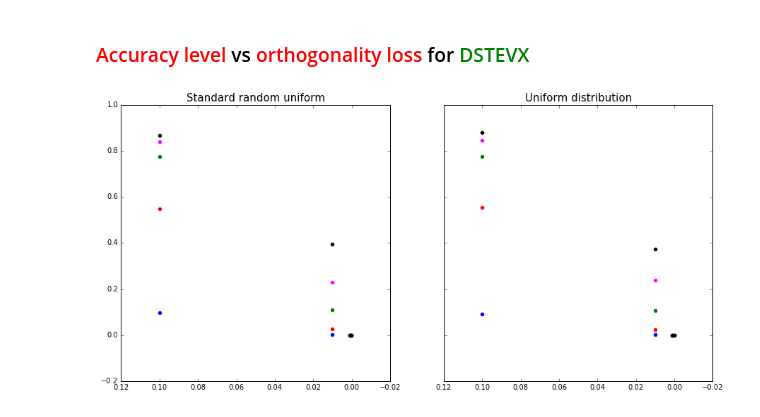
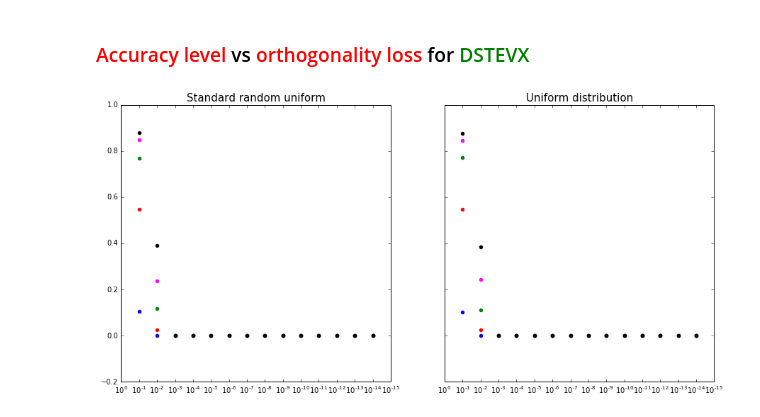
Before and after one commit to yobibyte/hpmc-eigensolvers, a Jupyter notebook: results_analysis.ipynb, the cells around one changed output. Drawn from its saved outputs; the diff is of its cells as text; code cells hidden in the pictures.

```diff
--- a/results_analysis.ipynb
+++ b/results_analysis.ipynb
@@ -84,7 +86,7 @@ data_fga = load_data_fga(RES_FOLDER + '/flops-given-accuracy')
 f, axes = plt.subplots(1,2,sharey=True,figsize=(15,5))
 plt.ylim([0, 0.002])
 axes[0].set_title('Standard random uniform')
-for i in range(10, TOTAL_LVLS+1, 10):
+for i in range(10, MAX_SIZE+1, 10):
     d = np.array(data_sva['standard-random-uniform']['dstevx'][i])
     axes[0].scatter(i, np.median(d[:,1]))
     d = np.array(data_sva['standard-random-uniform']['dstemr'][i])
@@ -94,7 +96,7 @@ for i in range(10, TOTAL_LVLS+1, 10):
 
 plt.ylim([0, 0.002])
 axes[1].set_title('Uniform distribution')
-for i in range(10, TOTAL_LVLS+1, 10):
+for i in range(10, MAX_SIZE+1, 10):
     d = np.array(data_sva['uniform-eigenvalues-dist']['dstevx'][i])
     axes[1].scatter(i, np.median(d[:,1]))
     d = np.array(data_sva['uniform-eigenvalues-dist']['dstemr'][i])
@@ -107,10 +109,10 @@ for i in range(10, TOTAL_LVLS+1, 10):
 ### <font color='red'>Orthogonality loss</font>  VS  <font color='red'>problem size</font>
 # %%
 f, axes = plt.subplots(1,2,sharey=True,figsize=(15,5))
-plt.ylim([0, 0.002])
+plt.yscale('log')
 
 axes[0].set_title('Standard random uniform')
-for i in range(10, TOTAL_LVLS+1, 10):
+for i in range(10, MAX_SIZE+1, 10):
     d = np.array(data_sva['standard-random-uniform']['dstevx'][i])
     axes[0].scatter(i, np.median(d[:,0]))
     d = np.array(data_sva['standard-random-uniform']['dstemr'][i])
@@ -118,9 +120,8 @@ for i in range(10, TOTAL_LVLS+1, 10):
     d = np.array(data_sva['standard-random-uniform']['dsteqr'][i])
     axes[0].scatter(i, np.median(d[:,0]), color='green')
 
-plt.ylim([0, 0.002])
 axes[1].set_title('Uniform distribution')
-for i in range(10, TOTAL_LVLS+1, 10):
+for i in range(10, MAX_SIZE+1, 10):
     d = np.array(data_sva['uniform-eigenvalues-dist']['dstevx'][i])
     axes[1].scatter(i, np.median(d[:,0]))
     d = np.array(data_sva['uniform-eigenvalues-dist']['dstemr'][i])
@@ -135,18 +136,20 @@ for i in range(10, TOTAL_LVLS+1, 10):
 f, axes = plt.subplots(1, 2, sharey=True, figsize=(15,7))
 axes[0].invert_xaxis()
 axes[1].invert_xaxis()
+axes[0].set_xscale('log')
+axes[1].set_xscale('log')
 
 axes[0].set_title('Random uniform distribution')
 axes[1].set_title('Uniform distribution of eigenvalues')
 
 cols = ['blue', 'red', 'green', 'magenta', 'black']
-for i in range(10, TOTAL_LVLS+1, 10):
+for i in range(10, MAX_SIZE+1, 10):
     for c, k in enumerate(data_fga['standard-random-uniform']['dstevx'].keys()):
         d = np.array(data_fga['standard-random-uniform']['dstevx'][k][i])
         axes[0].scatter(k, np.median(d[:,2]), color=cols[(i-1)//10])
 
 cols = ['blue', 'red', 'green', 'magenta', 'black']
-for i in range(10, TOTAL_LVLS+1, 10):
+for i in range(10, MAX_SIZE+1, 10):
     for c, k in enumerate(data_fga['uniform-eigenvalues-dist']['dstevx'].keys()):
         d = np.array(data_fga['uniform-eigenvalues-dist']['dstevx'][k][i])
         axes[1].scatter(k, np.median(d[:,2]), color=cols[(i-1)//10])
@@ -157,16 +160,15 @@ for i in range(10, TOTAL_LVLS+1, 10):
 # %%
 cols = ['blue', 'red', 'green', 'magenta', 'black']
 f,axes = plt.subplots(1,2, figsize=(15,5))
-
 axes[0].set_title('Standard random uniform', fontsize=15)
 axes[1].set_title('Uniform distribution', fontsize=15)
 
-for i in range(10, TOTAL_LVLS+1, 10):
+for i in range(10, MAX_SIZE+1, 10):
     for c, k in enumerate(data_fga['standard-random-uniform']['dstemr'].keys()):
         d = np.array(data_fga['standard-random-uniform']['dstemr'][k][i])
         axes[0].scatter(0.1 if k=='low' else 0.11 , np.median(d[:,2]), color=cols[(i-1)//10])
 
-for i in range(10, TOTAL_LVLS+1, 10):
+for i in range(10, MAX_SIZE+1, 10):
     for c, k in enumerate(data_fga['uniform-eigenvalues-dist']['dstemr'].keys()):
         d = np.array(data_fga['uniform-eigenvalues-dist']['dstemr'][k][i])
         axes[1].scatter(0.1 if k=='low' else 0.11 , np.median(d[:,2]), color=cols[(i-1)//10])
@@ -177,20 +179,21 @@ for i in range(10, TOTAL_LVLS+1, 10):
 # %%
 cols = ['blue', 'red', 'green', 'magenta', 'black']
 
 f, axes = plt.subplots(1, 2, sharey=True, figsize=(15,7))
-
+axes[0].set_xscale('log')
+axes[1].set_xscale('log')
 axes[0].invert_xaxis()
 axes[0].set_title('Standard random uniform', fontsize=15)
-for i in range(10, TOTAL_LVLS+1, 10):
+for i in range(10, MAX_SIZE+1, 10):
     for c, k in enumerate(data_fga['standard-random-uniform']['dstevx'].keys()):
         d = np.array(data_fga['standard-random-uniform']['dstevx'][k][i])
         axes[0].scatter(k, np.median(d[:,0]), color=cols[(i-1)//10])
 
 axes[1].invert_xaxis()
 axes[1].set_title('Uniform distribution', fontsize=15)
-for i in range(10, TOTAL_LVLS+1, 10):
+for i in range(10, MAX_SIZE+1, 10):
     for c, k in enumerate(data_fga['uniform-eigenvalues-dist']['dstevx'].keys()):
         d = np.array(data_fga['uniform-eigenvalues-dist']['dstevx'][k][i])
         axes[1].scatter(k, np.median(d[:,0]), color=cols[(i-1)//10])
 # %% [output]
-[figure, old version]
+[figure, new version]
```
Also changed, not shown: parts of 5 cells of this notebook, 2 other files.
